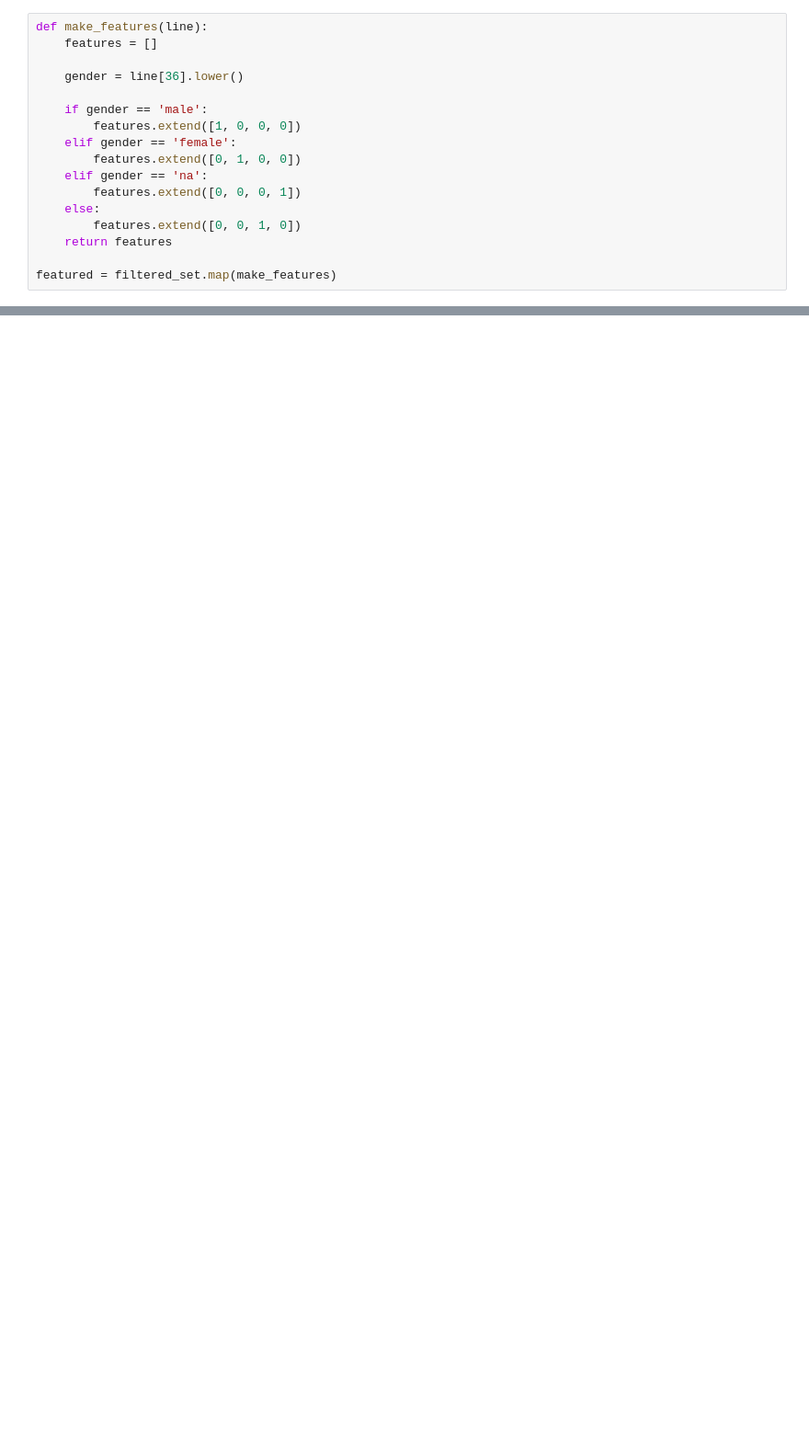
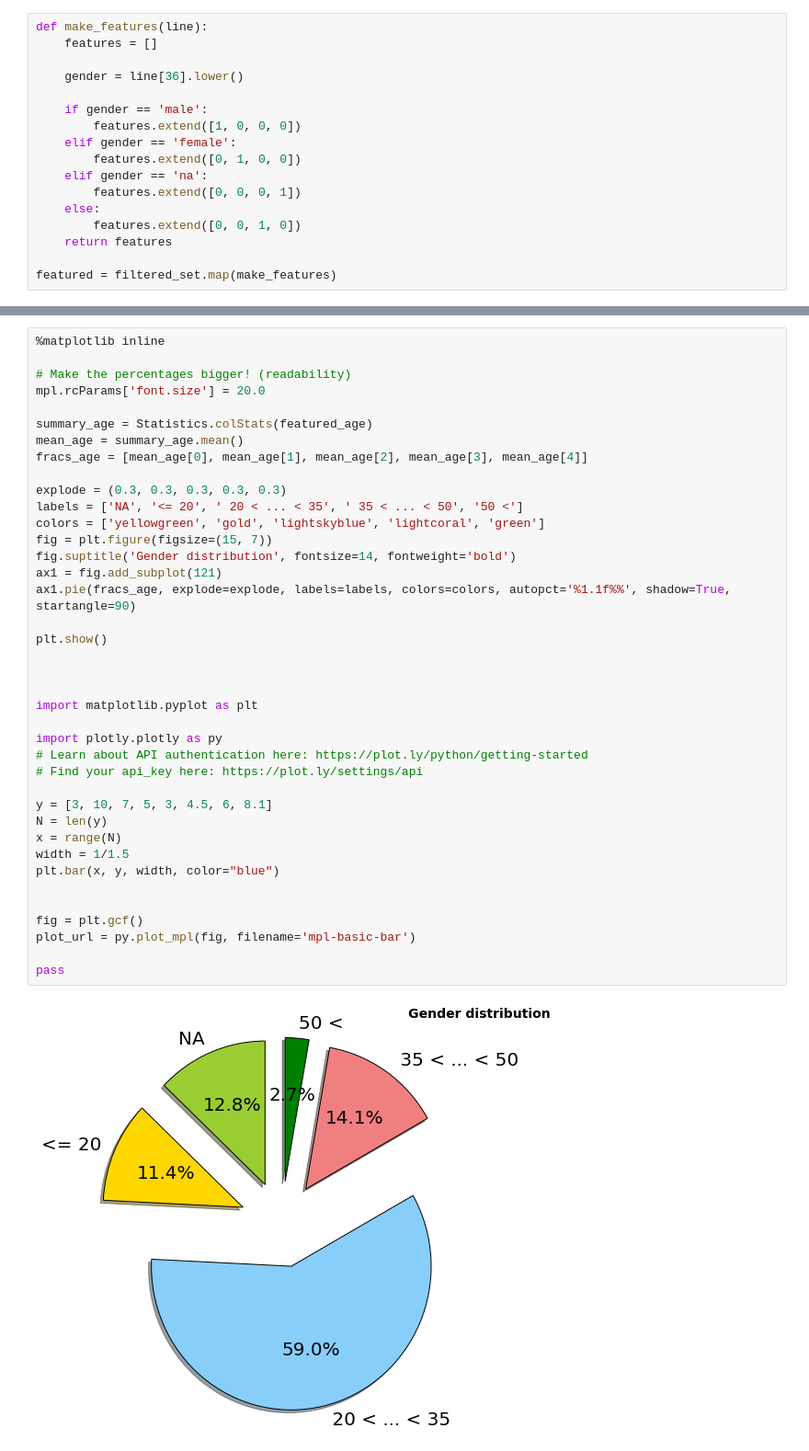
Before and after one commit to Octamir/datamining-project-3TI, a Jupyter notebook: datamining-project-3TI.ipynb, the cells around one changed output, grey strips where cells are left out. Shown at 92% size. Saved outputs shown, nothing was run; the diff lists cells and outputs as text; blank space fills up the shorter version.

Commit message:
Age - Pie chart

```diff
--- a/datamining-project-3TI.ipynb
+++ b/datamining-project-3TI.ipynb
@@ -92,0 +151,41 @@ for x in genders:
+# %%
+%matplotlib inline
+
+# Make the percentages bigger! (readability)
+mpl.rcParams['font.size'] = 20.0
+
+summary_age = Statistics.colStats(featured_age)
+mean_age = summary_age.mean()
+fracs_age = [mean_age[0], mean_age[1], mean_age[2], mean_age[3], mean_age[4]]
+
+explode = (0.3, 0.3, 0.3, 0.3, 0.3)
+labels = ['NA', '<= 20', ' 20 < ... < 35', ' 35 < ... < 50', '50 <']
+colors = ['yellowgreen', 'gold', 'lightskyblue', 'lightcoral', 'green']
+fig = plt.figure(figsize=(15, 7))
+fig.suptitle('Gender distribution', fontsize=14, fontweight='bold')
+ax1 = fig.add_subplot(121)
+ax1.pie(fracs_age, explode=explode, labels=labels, colors=colors, autopct='%1.1f%%', shadow=True, startangle=90)
+
+plt.show()
+
+
+
+import matplotlib.pyplot as plt
+
+import plotly.plotly as py
+# Learn about API authentication here: https://plot.ly/python/getting-started
+# Find your api_key here: https://plot.ly/settings/api
+
+y = [3, 10, 7, 5, 3, 4.5, 6, 8.1]
+N = len(y)
+x = range(N)
+width = 1/1.5
+plt.bar(x, y, width, color="blue")
+
+
+fig = plt.gcf()
+plot_url = py.plot_mpl(fig, filename='mpl-basic-bar')
+
+pass
+# %% [output]
+[figure, added]
```
Also changed, not shown: parts of 6 cells of this notebook.
